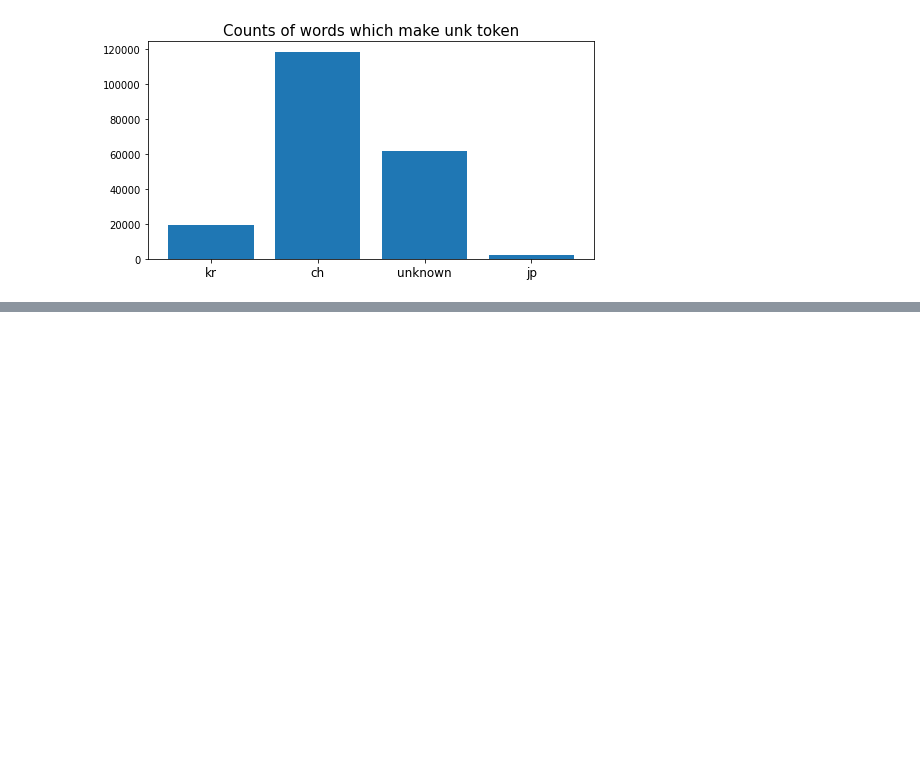
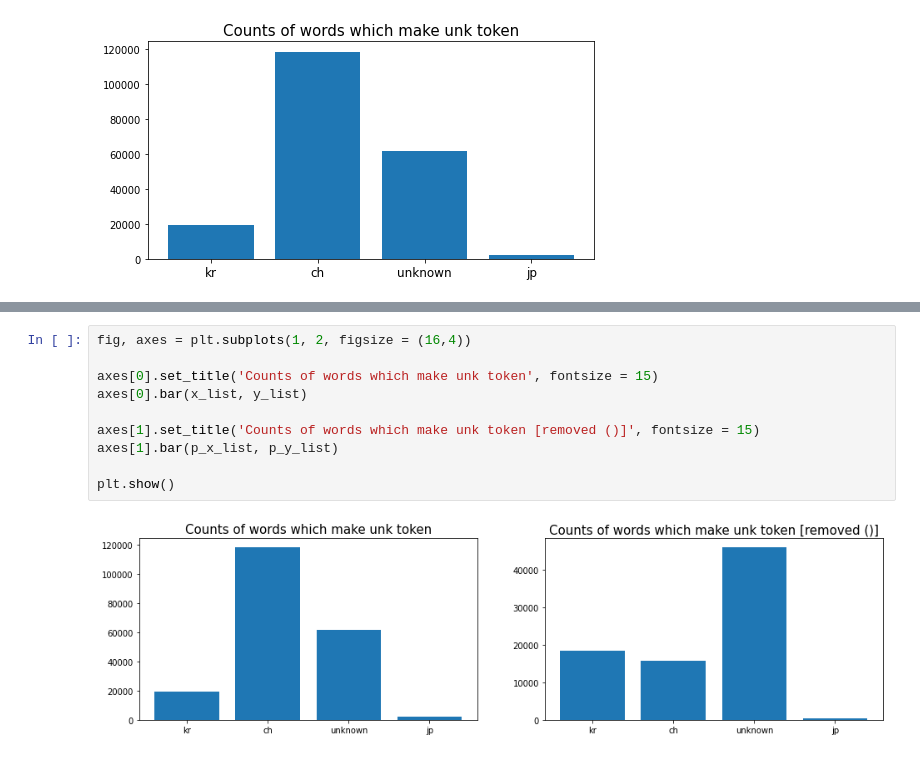
Before and after one commit to boostcampaitech2/mrc-level2-nlp-02, a Jupyter notebook: EDA/eda_ps_wiki.ipynb, the cells around one changed output, grey strips where cells are left out. Drawn from its saved outputs; the diff is of its cells as text; blank space fills up the shorter version.

```diff
--- a/EDA/eda_ps_wiki.ipynb
+++ b/EDA/eda_ps_wiki.ipynb
@@ -226,0 +320,12 @@ plt.show()
+# %%
+fig, axes = plt.subplots(1, 2, figsize = (16,4))
+
+axes[0].set_title('Counts of words which make unk token', fontsize = 15)
+axes[0].bar(x_list, y_list)
+
+axes[1].set_title('Counts of words which make unk token [removed ()]', fontsize = 15)
+axes[1].bar(p_x_list, p_y_list)
+
+plt.show()
+# %% [output]
+[figure, added]
```
Also changed, not shown: parts of 41 cells of this notebook, 3 other files.
